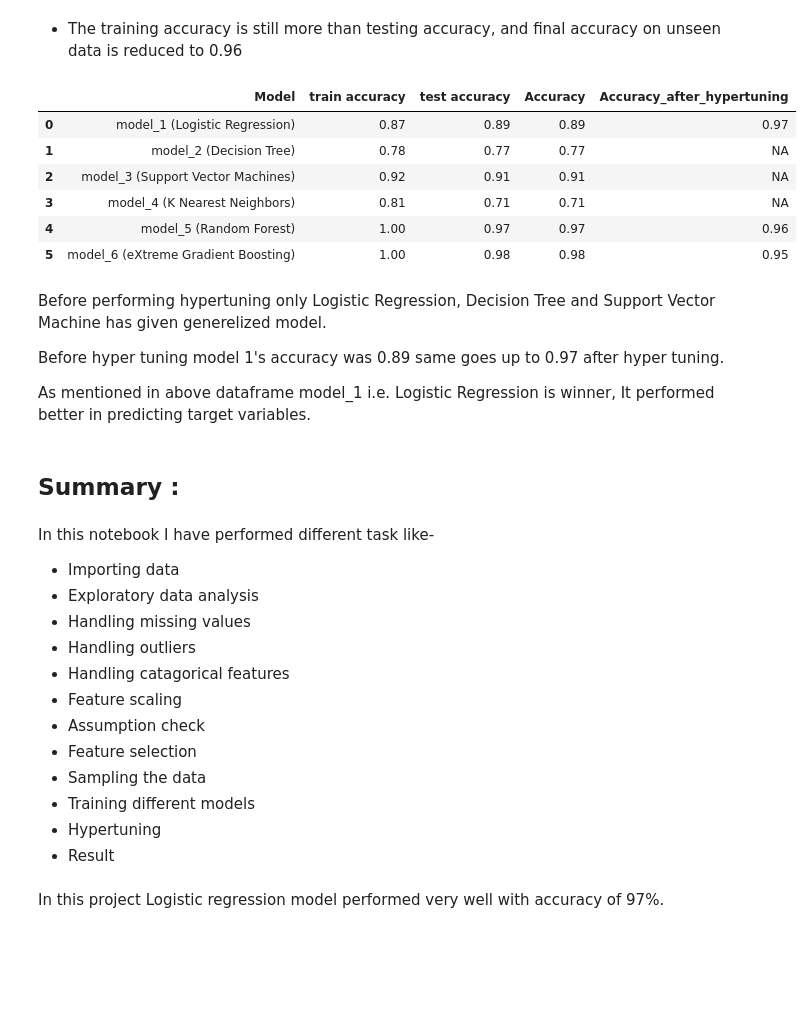
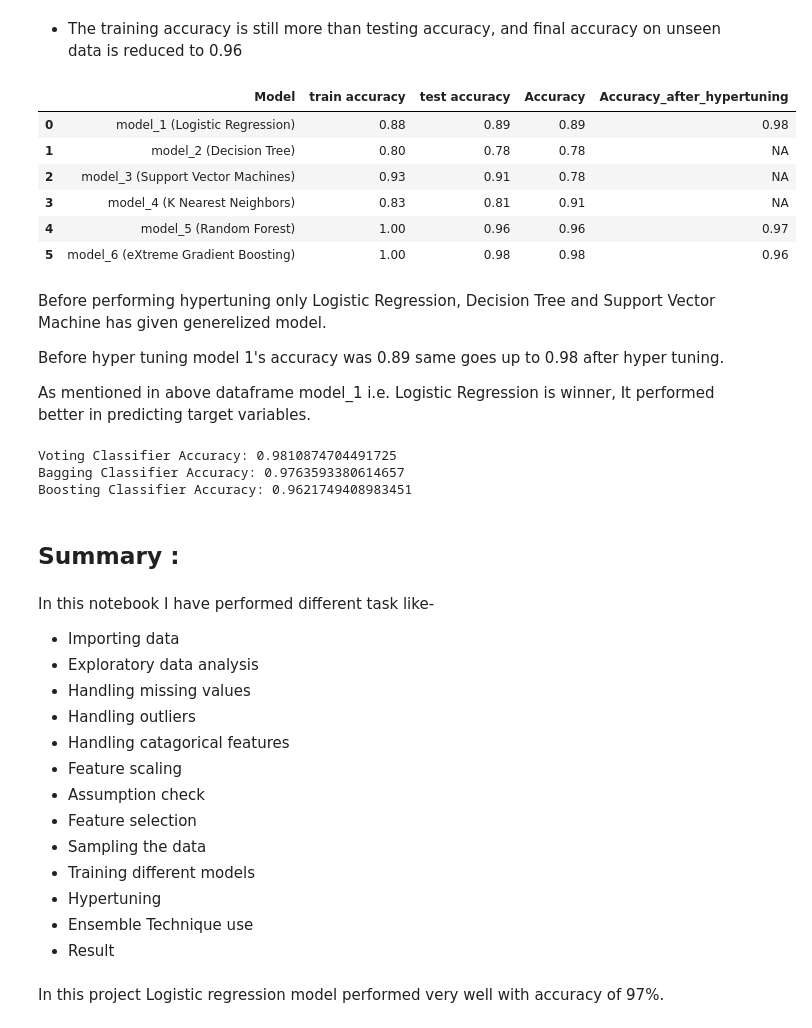
Before and after one commit to mohammadahmad12222686/Applied-Machine-Learning-and-AI, a Jupyter notebook: Project354/Estimation of obesity levels based on eating habits and physical condition.ipynb, the cells around one changed output. Drawn from its saved outputs; the diff is of its cells as text; code cells hidden in the pictures; blank space fills up the shorter version.

```diff
--- a/Project354/Estimation of obesity levels based on eating habits and physical condition.ipynb
+++ b/Project354/Estimation of obesity levels based on eating habits and physical condition.ipynb
@@ -1323,27 +1324,75 @@ weighted avg       0.96      0.96      0.96       423
 # %%
 # Creating dataframe of performance metrics
 result_metrics = pd.DataFrame({'Model':['model_1 (Logistic Regression)','model_2 (Decision Tree)','model_3 (Support Vector Machines)','model_4 (K Nearest Neighbors)','model_5 (Random Forest)', 'model_6 (eXtreme Gradient Boosting)'],
-                               'train accuracy':[0.87, 0.78, 0.92, 0.81, 1, 1],
-                               'test accuracy':[0.89, 0.77, 0.91, 0.71, 0.97, 0.98],
-                               'Accuracy':[0.89, 0.77, 0.91, 0.71, 0.97, 0.98],
-                               'Accuracy_after_hypertuning':[0.97, 'NA', 'NA', 'NA', 0.96, 0.95]
+                               'train accuracy':[0.88, 0.80, 0.93, 0.83, 1, 1],
+                               'test accuracy':[0.89, 0.78, 0.91, 0.81, 0.96, 0.98],
+                               'Accuracy':[0.89, 0.78, 0.78, 0.91, 0.96, 0.98],
+                                'Accuracy_after_hypertuning':[0.98, 'NA', 'NA', 'NA', 0.97, 0.96]
                               })
+result_metrics
+# %% [output]
+|  | Model | train accuracy | test accuracy | Accuracy | Accuracy_after_hypertuning |
+| 0 | model_1 (Logistic Regression) | 0.88 | 0.89 | 0.89 | 0.98 |
+| 1 | model_2 (Decision Tree) | 0.80 | 0.78 | 0.78 | NA |
+| 2 | model_3 (Support Vector Machines) | 0.93 | 0.91 | 0.78 | NA |
+| 3 | model_4 (K Nearest Neighbors) | 0.83 | 0.81 | 0.91 | NA |
+| 4 | model_5 (Random Forest) | 1.00 | 0.96 | 0.96 | 0.97 |
+| 5 | model_6 (eXtreme Gradient Boosting) | 1.00 | 0.98 | 0.98 | 0.96 |
-# %%
-result_metrics
-# %% [output]
-|  | Model | train accuracy | test accuracy | Accuracy | Accuracy_after_hypertuning |
-| 0 | model_1 (Logistic Regression) | 0.87 | 0.89 | 0.89 | 0.97 |
-| 1 | model_2 (Decision Tree) | 0.78 | 0.77 | 0.77 | NA |
-| 2 | model_3 (Support Vector Machines) | 0.92 | 0.91 | 0.91 | NA |
-| 3 | model_4 (K Nearest Neighbors) | 0.81 | 0.71 | 0.71 | NA |
-| 4 | model_5 (Random Forest) | 1.00 | 0.97 | 0.97 | 0.96 |
-| 5 | model_6 (eXtreme Gradient Boosting) | 1.00 | 0.98 | 0.98 | 0.95 |
 # %% [markdown]
 Before performing hypertuning only Logistic Regression, Decision Tree and Support Vector Machine has given generelized model.
 
-Before hyper tuning model 1's accuracy was 0.89 same goes up to 0.97 after hyper tuning.
+Before hyper tuning model 1's accuracy was 0.89 same goes up to 0.98 after hyper tuning.
 
 As mentioned in above dataframe model_1 i.e. Logistic Regression is winner, It performed better in predicting target variables.
+# %%
+from sklearn.ensemble import BaggingClassifier, GradientBoostingClassifier
+from sklearn.model_selection import train_test_split
+from sklearn.metrics import accuracy_score
+
+# Assuming you have train_X, test_X, train_y, test_y available from your previous code
+
+# Initialize hyperparameter-tuned models
+logreg_hyper_model = LogisticRegression(C=0.001, penalty='none', solver='newton-cg')
+rf_hyper_model = RandomForestClassifier(criterion='entropy', max_depth=7, max_features=None, min_samples_split=3)
+xgb_hyper_model = XGBClassifier(learning_rate=0.8, max_depth=3, n_estimators=10)
+
+# Create a voting classifier with the hyperparameter-tuned models
+voting_model = VotingClassifier(
+    estimators=[
+        ('logreg', logreg_hyper_model),
+        ('rf', rf_hyper_model),
+        ('xgb', xgb_hyper_model)
+    ],
+    voting='hard'  # Other options: 'soft' (requires classifiers to have predict_proba method)
+)
+
+# Initialize Bagging and Boosting classifiers
+bagging_model = BaggingClassifier(base_estimator=voting_model, n_estimators=10, random_state=42)
+boosting_model = GradientBoostingClassifier(n_estimators=100, learning_rate=0.1, max_depth=3, random_state=42)
+
+# Train all models
+voting_model.fit(train_X, train_y)
+bagging_model.fit(train_X, train_y)
+boosting_model.fit(train_X, train_y)
+
+# Make predictions
+y_pred_voting = voting_model.predict(test_X)
+y_pred_bagging = bagging_model.predict(test_X)
+y_pred_boosting = boosting_model.predict(test_X)
+
+# Calculate accuracies
+accuracy_voting = accuracy_score(test_y, y_pred_voting)
+accuracy_bagging = accuracy_score(test_y, y_pred_bagging)
+accuracy_boosting = accuracy_score(test_y, y_pred_boosting)
+
+# Compare performances
+print("Voting Classifier Accuracy:", accuracy_voting)
+print("Bagging Classifier Accuracy:", accuracy_bagging)
+print("Boosting Classifier Accuracy:", accuracy_boosting)
+# %% [output]
+Voting Classifier Accuracy: 0.9810874704491725
+Bagging Classifier Accuracy: 0.9763593380614657
+Boosting Classifier Accuracy: 0.9621749408983451
 # %% [markdown]
 ## Summary :
 # %% [markdown]
@@ -1360,6 +1409,7 @@ In this notebook I have performed different task like-
 - Sampling the data
 - Training different models
 - Hypertuning
+- Ensemble Technique use
 - Result
 # %% [markdown]
  In this project Logistic regression model performed very well with accuracy of 97%.
```
Also changed, not shown: parts of 1 cell of this notebook, 5 other files.
